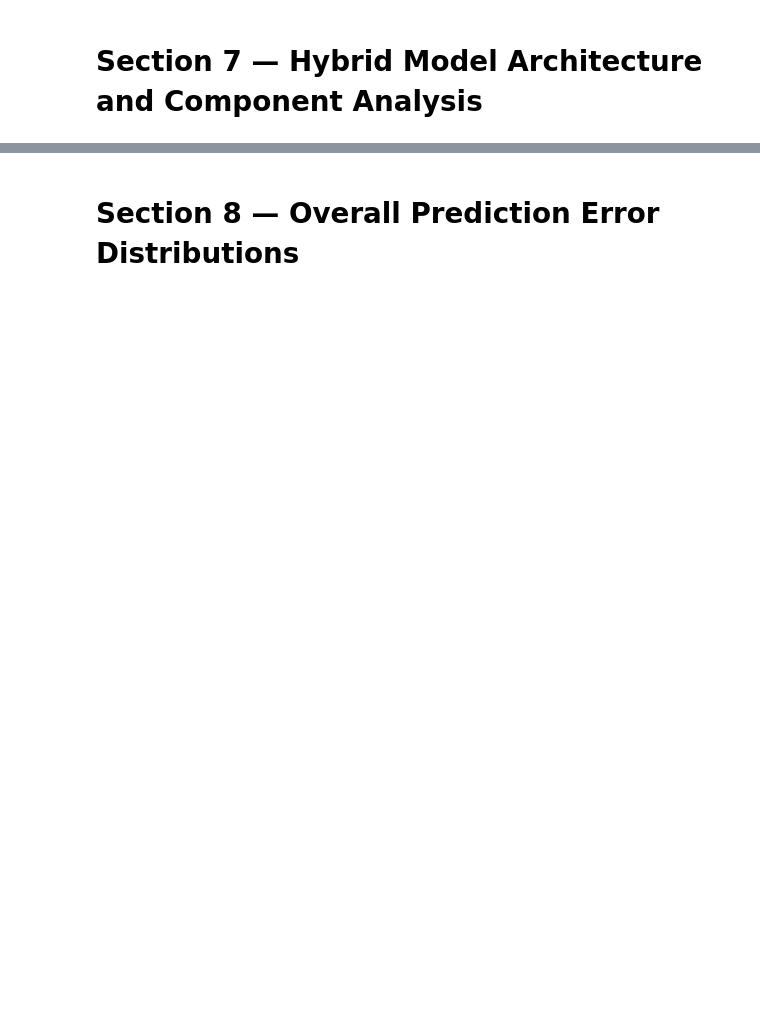
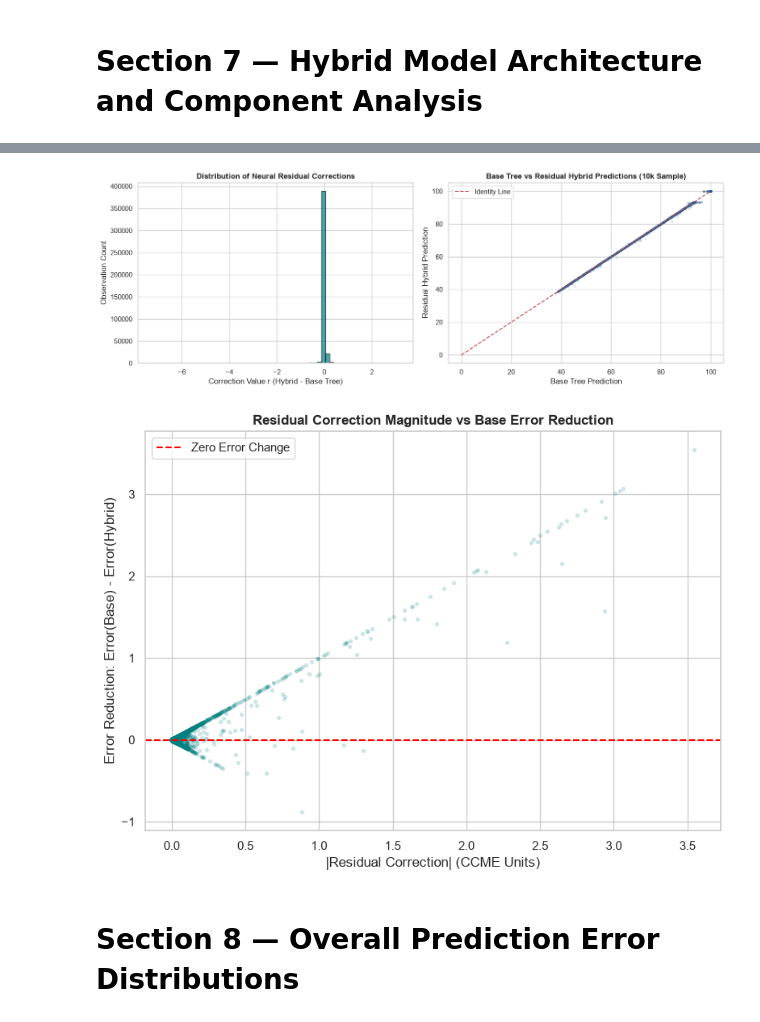
Before and after one commit to MAYANKSHARMA01010/Semester_5_AML_DL, a Jupyter notebook: Phase_2_Deep_Learning/notebooks/06_explainability_error_analysis.ipynb, the cells around one changed output, grey strips where cells are left out. Cells and saved outputs as stored; diff of their text form; code cells hidden in the pictures; blank space fills up the shorter version.

```diff
--- a/Phase_2_Deep_Learning/notebooks/06_explainability_error_analysis.ipynb
+++ b/Phase_2_Deep_Learning/notebooks/06_explainability_error_analysis.ipynb
@@ -105,13 +98,14 @@ pred_elapsed = time.time() - t0
 
 y_true = test_predictions['y_true']
 y_rf = test_predictions['Random Forest']
+y_hybrid = test_predictions['Residual Hybrid']
+y_base_tree = test_predictions['Base Tree Ensemble']
 y_xgb = test_predictions['XGBoost']
+y_ens = test_predictions['Weighted Ensemble']
 y_mlp = test_predictions['MLP']
-y_ens = test_predictions['Weighted Ensemble']
 
 print(f'Predictions generated in {pred_elapsed:.2f} seconds ({len(test_df)/pred_elapsed:,.0f} rows/sec)')
-
 baseline_metrics = evaluator.evaluate_predictions(test_predictions)
-display_metrics = baseline_metrics[['Model', 'MAE', 'RMSE', 'R2', 'Samples']].copy()
+display_metrics = baseline_metrics[['Model', 'MAE', 'RMSE', 'R2', 'MedAE', 'MaxAE', 'Samples']].copy()
 print(display_metrics.to_string(index=False))
 # %% [output]
@@ -409,0 +350,68 @@ Mean Absolute Adjustment:      0.2733 CCME units
+# %%
+residual_corrections = y_hybrid - y_base_tree
+base_tree_abs_errors = np.abs(y_base_tree - y_true)
+hybrid_abs_errors = np.abs(y_hybrid - y_true)
+hybrid_error_delta = hybrid_abs_errors - base_tree_abs_errors
+
+pct_improved = float(np.mean(hybrid_error_delta < 0) * 100)
+pct_worsened = float(np.mean(hybrid_error_delta > 0) * 100)
+pct_neutral = float(np.mean(hybrid_error_delta == 0) * 100)
+
+print(f'Residual Correction Range: [{np.min(residual_corrections):.4f}, {np.max(residual_corrections):.4f}]')
+print(f'Residual Correction Mean: {np.mean(residual_corrections):.4f} | Std: {np.std(residual_corrections):.4f}')
+print(f'Hybrid Reduces Base Tree Error: {pct_improved:.2f}% of test cases')
+print(f'Base Tree RMSE: {np.sqrt(np.mean((y_base_tree - y_true)**2)):.4f} -> Hybrid RMSE: {np.sqrt(np.mean((y_hybrid - y_true)**2)):.4f}')
+print(f'Base Tree MaxAE: {np.max(base_tree_abs_errors):.4f} -> Hybrid MaxAE: {np.max(hybrid_abs_errors):.4f}')
+
+_, _, x_tensor_full_sample, _ = evaluator.prepare_inputs(test_sample_df)
+base_pred_sample = torch.tensor(y_base_tree[sample_indices], dtype=torch.float32).unsqueeze(-1)
+inp_residual = torch.cat([x_tensor_full_sample, base_pred_sample], dim=-1).requires_grad_(True)
+r_out = evaluator.hybrid_model.residual_net(inp_residual)
+grad_residual = torch.autograd.grad(r_out.sum(), inp_residual)[0]
+
+feature_names_54 = all_feature_names + ['base_tree_pred']
+mean_abs_res_grads = grad_residual.abs().mean(dim=0).detach().cpu().numpy()
+top_res_features_idx = np.argsort(mean_abs_res_grads)[::-1][:10]
+print('\nTop Features Driving Residual Corrections:')
+for idx in top_res_features_idx:
+    print(f'  {feature_names_54[idx]:<25}: {mean_abs_res_grads[idx]:.6f}')
+
+hybrid_comp_sample_df = pd.DataFrame({
+    'Actual_WQI': y_true[:1000],
+    'Base_Tree_Prediction': y_base_tree[:1000],
+    'Residual_Correction': residual_corrections[:1000],
+    'Residual_Hybrid_Prediction': y_hybrid[:1000],
+    'Base_Tree_Abs_Error': base_tree_abs_errors[:1000],
+    'Hybrid_Abs_Error': hybrid_abs_errors[:1000],
+    'Error_Reduction': -hybrid_error_delta[:1000],
+})
+hybrid_comp_sample_df.to_csv(output_directory / 'hybrid_component_analysis.csv', index=False)
+
+fig, axes = plt.subplots(1, 2, figsize=(14, 5), dpi=150)
+axes[0].hist(residual_corrections, bins=60, color='#008080', edgecolor='black', alpha=0.7)
+axes[0].set_title('Distribution of Neural Residual Corrections', fontweight='bold')
+axes[0].set_xlabel('Correction Value r (Hybrid - Base Tree)')
+axes[0].set_ylabel('Observation Count')
+
+sub_plot_idx = np.random.choice(len(y_true), size=10000, replace=False)
+axes[1].scatter(y_base_tree[sub_plot_idx], y_hybrid[sub_plot_idx], alpha=0.15, s=6, color='#2b5c8f')
+axes[1].plot([0, 100], [0, 100], 'r--', label='Identity Line')
+axes[1].set_title('Base Tree vs Residual Hybrid Predictions (10k Sample)', fontweight='bold')
+axes[1].set_xlabel('Base Tree Prediction')
+axes[1].set_ylabel('Residual Hybrid Prediction')
+axes[1].legend()
+plt.tight_layout()
+plt.savefig(output_directory / '04_hybrid_component_contributions.png', bbox_inches='tight')
+plt.show()
+
+fig, ax = plt.subplots(figsize=(8, 6), dpi=150)
+ax.scatter(np.abs(residual_corrections)[sub_plot_idx], -hybrid_error_delta[sub_plot_idx], alpha=0.15, s=8, color='#008080')
+ax.axhline(0, color='red', linestyle='--', label='Zero Error Change')
+ax.set_title('Residual Correction Magnitude vs Base Error Reduction', fontweight='bold')
+ax.set_xlabel('|Residual Correction| (CCME Units)')
+ax.set_ylabel('Error Reduction: Error(Base) - Error(Hybrid)')
+ax.legend()
+plt.tight_layout()
+plt.savefig(output_directory / '06_correction_vs_base_error.png', bbox_inches='tight')
+plt.show()
+# %% [output]
@@ -410,3 +435,5 @@ Mean Absolute Adjustment:      0.2733 CCME units
+[figure, added]
+[figure, added]
 # %% [markdown]
 # Section 8 — Overall Prediction Error Distributions
 # %%
```
Also changed, not shown: parts of 16 cells of this notebook, 32 other files.
